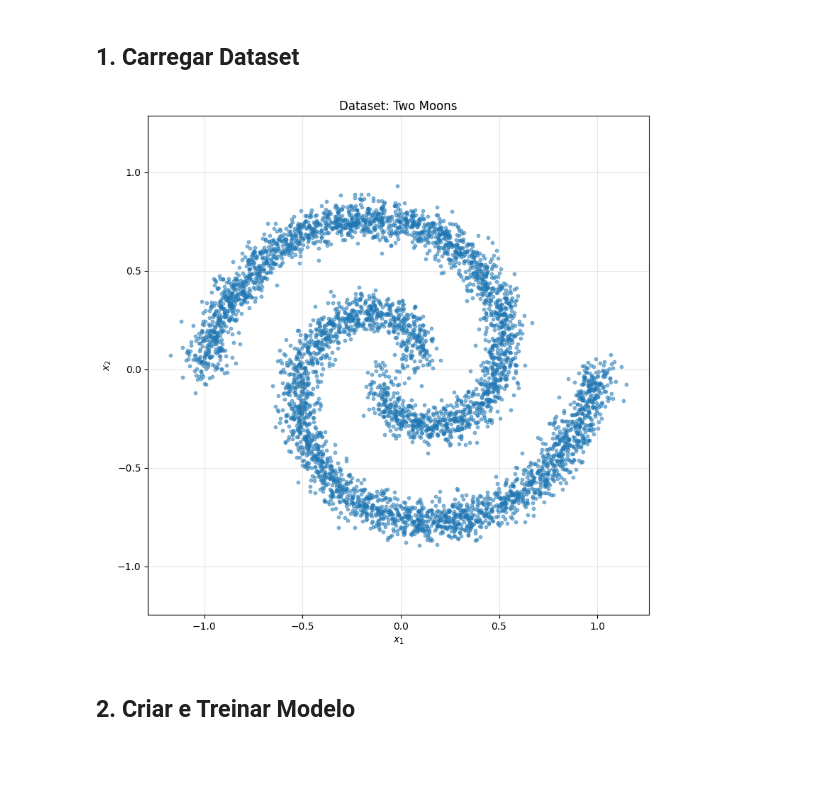
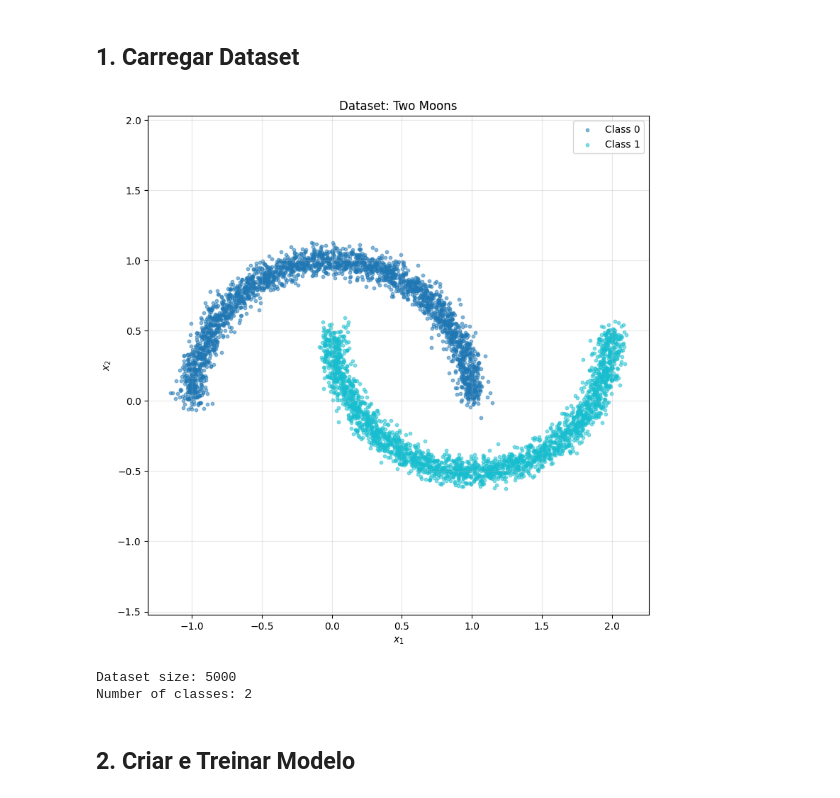
Before and after one commit to lucascbarbosa/flow, a Jupyter notebook: notebooks/01_neural_ode_2d.ipynb, the cells around one changed output. Cells and saved outputs as stored; diff of their text form; code cells hidden in the pictures; blank space fills up the shorter version.

```diff
--- a/notebooks/01_neural_ode_2d.ipynb
+++ b/notebooks/01_neural_ode_2d.ipynb
@@ -32,17 +34,27 @@ Using device: cpu
 # %% [markdown]
 ## 1. Carregar Dataset
 # %%
-# Criar dataset
-dataset = Synthetic2D(n_samples=5000, noise=0.05, dataset_type='spirals')
+# Criar dataset (moons, circles, ou spirals - todos têm 2 classes)
+dataset = Synthetic2D(n_samples=5000, noise=0.05, dataset_type='moons')
 dataloader = get_dataloader(dataset, batch_size=128, shuffle=True)
 
-# Visualizar dados
+# Visualizar dados com cores por classe
 fig, ax = plt.subplots(1, 1, figsize=(8, 8))
-plot_data_distribution(dataset.data, ax=ax, title="Dataset: Two Moons")
+plot_data_distribution(
+    dataset.data,
+    labels=dataset.labels,
+    ax=ax,
+    title="Dataset: Two Moons"
+)
 plt.tight_layout()
 plt.show()
+
+print(f"Dataset size: {len(dataset)}")
+print(f"Number of classes: {len(torch.unique(dataset.labels))}")
 # %% [output]
-[figure, old version]
+[figure, new version]
+Dataset size: 5000
+Number of classes: 2
 # %% [markdown]
 ## 2. Criar e Treinar Modelo
 # %%
```
Also changed, not shown: parts of 7 cells of this notebook, 7 other files.
